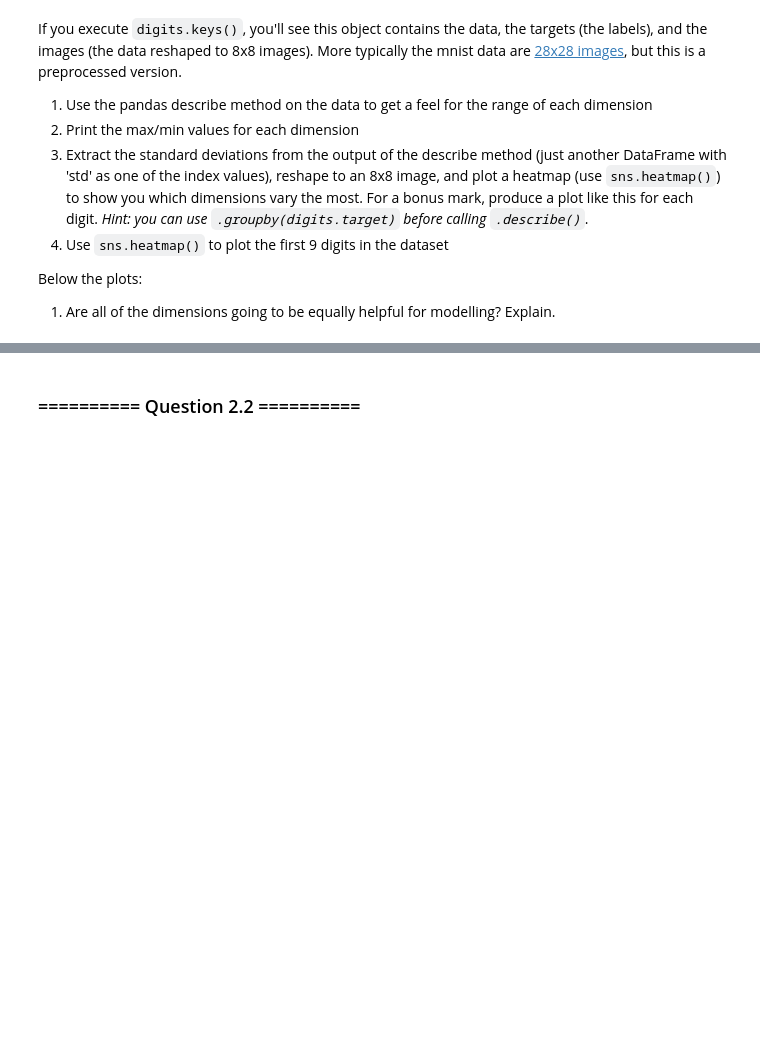
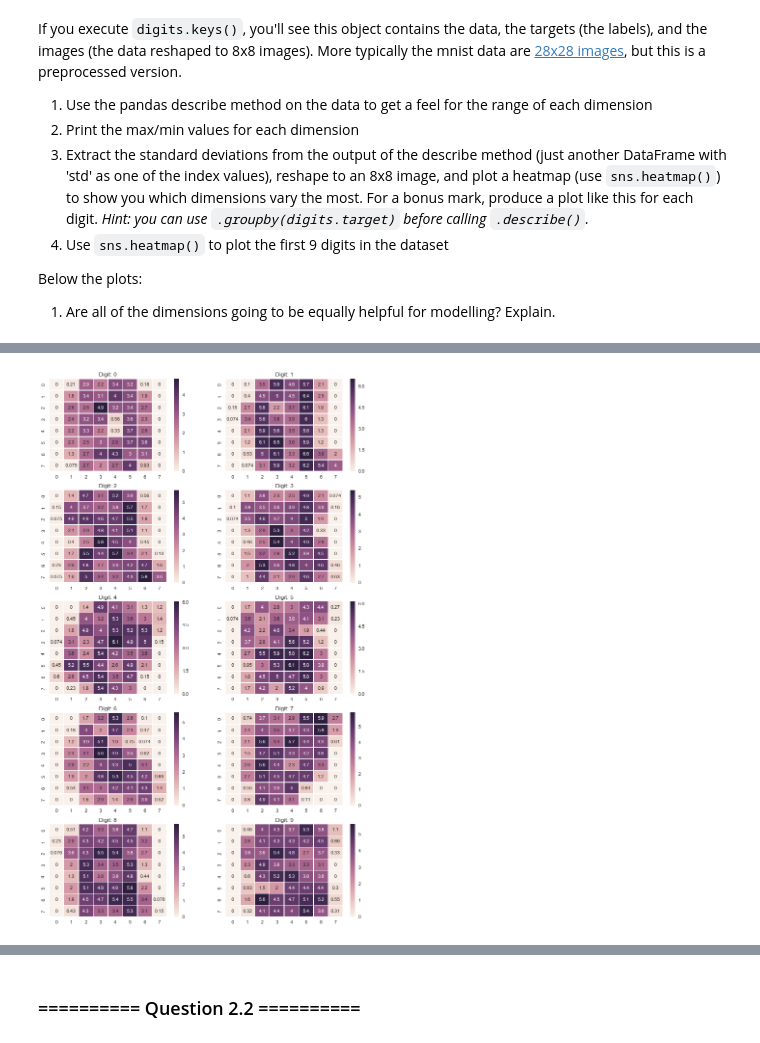
Before and after one commit to CaesarZhang070497/iamlsolution, a Jupyter notebook: 09_Assignment_4.ipynb, the cells around one changed output, grey strips where cells are left out. Saved outputs shown, nothing was run; the diff lists cells and outputs as text; code cells hidden in the pictures; blank space fills up the shorter version.

```diff
--- a/09_Assignment_4.ipynb
+++ b/09_Assignment_4.ipynb
@@ -474,0 +554,4 @@ Below the plots:
+# %%
+# Use the pandas describe method on the data to get a feel for the range of each dimension
+data = pd.DataFrame(digits['data'])
+data.describe()
@@ -474,0 +569,4 @@ Below the plots:
+# %%
+# Print the max/min values for each dimension
+for i in range(64):
+    print("dim: {}   max: {}   min: {}".format(i, data.max(axis=0)[i], data.min(axis=0)[i]))
@@ -474,0 +591,17 @@ Below the plots:
+# %%
+digit_stds = data.groupby(digits.target).std().as_matrix()
+
+x = [np.zeros([8,8]) for _ in range(10)]
+nums = np.dstack(x)
+nums = np.rollaxis(nums,-1)
+
+for i in range(10):
+    nums[i] = digit_stds[i].reshape((8,8))
+
+fig,axn = plt.subplots(5, 2, figsize=(12,20))
+
+for ax,i in zip(axn.flat, range(10)):
+    sns.heatmap(nums[i], ax=ax, annot=True, linewidths=.5)
+    ax.set_title("Digit: {}".format(i))
+# %% [output]
+[figure, added]
```
Also changed, not shown: parts of 38 cells of this notebook, 2 other files.
